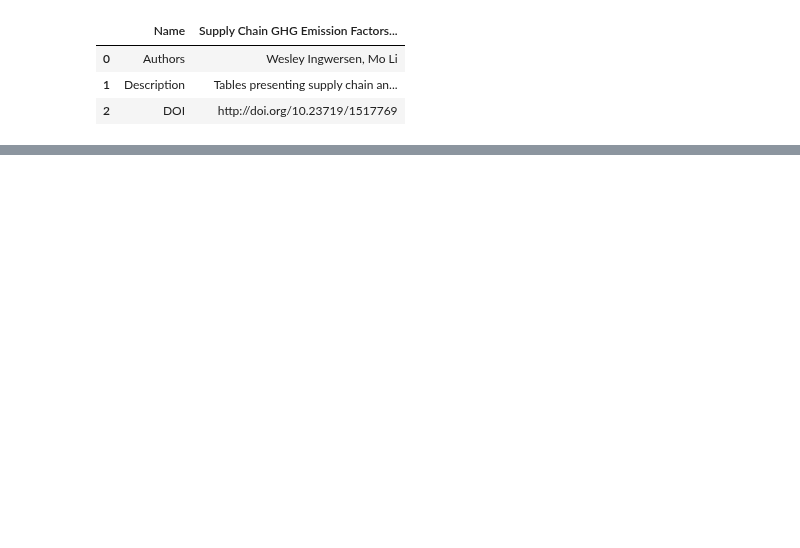
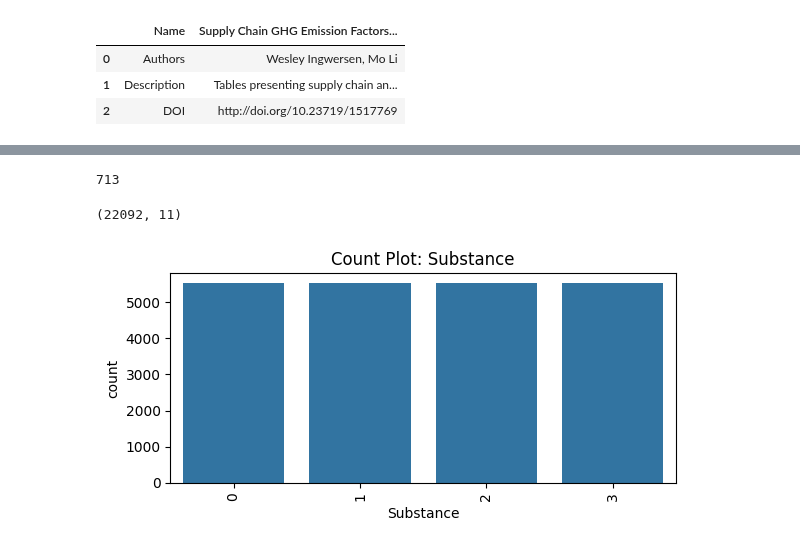
Before and after one commit to Anjali85220/greenhous_Gas_Emission, a Jupyter notebook: GreenhouseGasEmission.ipynb, the cells around one changed output, grey strips where cells are left out. Drawn from its saved outputs; the diff is of its cells as text; code cells hidden in the pictures; blank space fills up the shorter version.

```diff
--- a/GreenhouseGasEmission.ipynb
+++ b/GreenhouseGasEmission.ipynb
@@ -13,0 +220,4 @@ df.head()
+# %%
+unit_map={'kg/2018 USD, purchaser price':0, 'kg CO2e/2018 USD, purchaser price':1}
+df['Unit']=df['Unit'].map(unit_map)
+print(df['Unit'].unique())
@@ -13,0 +230,4 @@ df.head()
+# %%
+source_map={'Commodity':0, 'Industry':1}
+df['Source']=df['Source'].map(source_map)
+print(df['Source'].unique())
@@ -13,0 +296,12 @@ df.head()
+# %%
+len(df.Name.unique())
+# %% [output]
+713
+# %%
+# Drop non-numeric columns not needed,
+# Alos drop Code and Year columns since there is no need of both of the columns
+df.drop(columns=['Name','Code','Year'], inplace=True)
+# %%
+df.shape
+# %% [output]
+(22092, 11)
@@ -13,0 +312,9 @@ df.head()
+# %%
+plt.figure(figsize=(6, 3))
+sns.countplot(x=df["Substance"])
+plt.title("Count Plot: Substance")
+plt.xticks(rotation=90)
+plt.tight_layout()
+plt.show()
+# %% [output]
+[figure, added]
```
Also changed, not shown: parts of 44 cells of this notebook, 3 other files.
